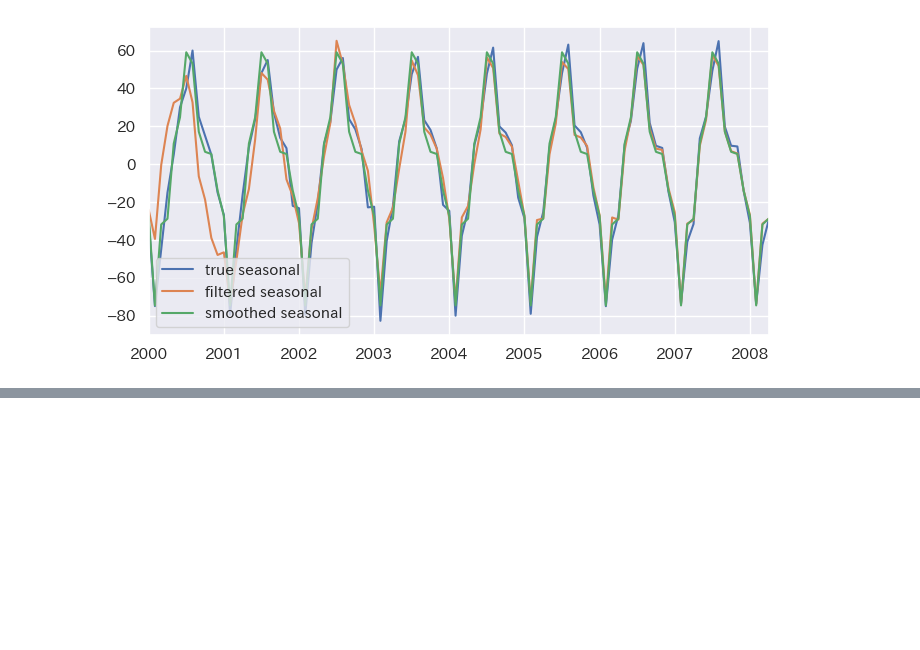
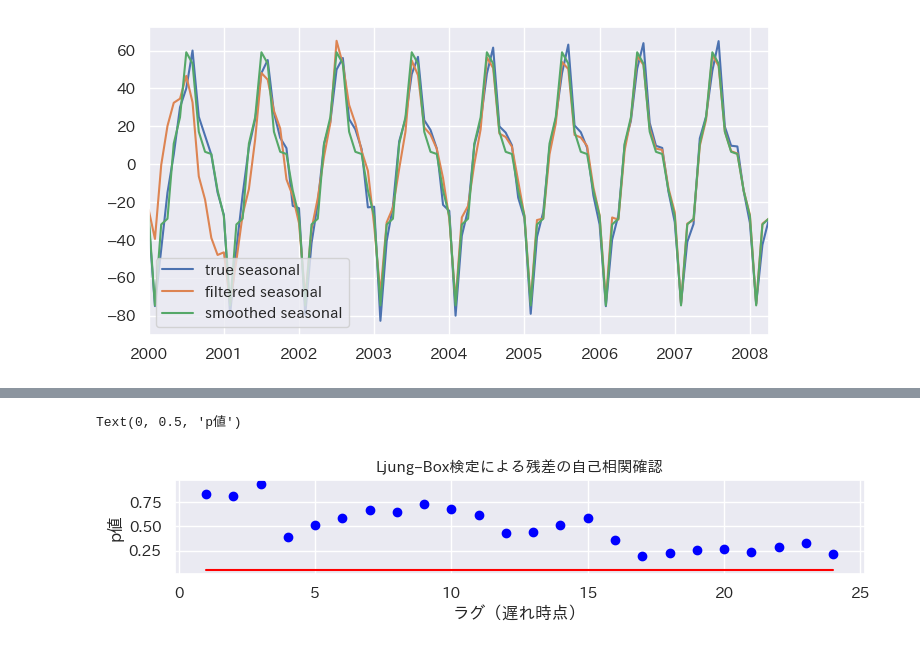
Before and after one commit to maton369/Python_Time_Series_Intro, a Jupyter notebook: 5-5-基本構造時系列モデル.ipynb, the cells around one changed output, grey strips where cells are left out. Saved outputs shown, nothing was run; the diff lists cells and outputs as text; code cells hidden in the pictures; blank space fills up the shorter version.

```diff
--- a/5-5-基本構造時系列モデル.ipynb
+++ b/5-5-基本構造時系列モデル.ipynb
@@ -1302,0 +1393,61 @@ plot_df.plot()
+# %%
+# ======================================================
+# 🔍 残差の自己相関の検定（Ljung–Box Test）
+# ======================================================
+
+# Ljung–Box検定は、残差に自己相関（系列相関）が残っていないかを確認する。
+# 帰無仮説 H₀：残差には自己相関がない（ホワイトノイズである）
+# 対立仮説 H₁：残差には自己相関がある
+
+# ------------------------------------------------------
+# 検定の実行
+# 1時点前から24時点前まで、逐次的に検定を行う
+res_test = res_bsts.test_serial_correlation(method="ljungbox", lags=24)
+
+# ------------------------------------------------------
+# 結果の可視化
+fig, ax = plt.subplots(figsize=(8, 2), tight_layout=True)
+
+# 各ラグにおけるp値を散布図で描画
+ax.scatter(np.arange(1, 25), res_test[0][1], color="blue")
+
+# 有意水準0.05の基準線を赤線で追加
+ax.plot(np.arange(1, 25), np.tile(0.05, 24), color="red")
+
+# 軸ラベル・タイトル設定
+ax.set_title("Ljung–Box検定による残差の自己相関確認", fontsize=11)
+ax.set_xlabel("ラグ（遅れ時点）")
+ax.set_ylabel("p値")
+
+# ------------------------------------------------------
+# ✅ コメント（GitHubレビュー用）
+# ------------------------------------------------------
+# ▪ Ljung–Box検定では、すべてのラグにおいて p値 > 0.05 であれば
+#    残差に有意な自己相関がない → モデルが系列構造を十分に捉えていると判断。
+#
+# ▪ 逆に、p値 < 0.05 のラグが複数ある場合、
+#    モデルが周期性やトレンドを完全に説明できていない可能性がある。
+
+# ------------------------------------------------------
+# 📘 数式（LaTeX形式）
+# ------------------------------------------------------
+# $$
+# \begin{aligned}
+# Q &= n(n + 2) \sum_{k=1}^{h} \frac{\hat{\rho}_k^2}{n - k} \\
+# Q &\sim \chi^2(h - p - q)
+# \end{aligned}
+# $$
+#
+# ここで：
+# - $n$：サンプルサイズ
+# - $\hat{\rho}_k$：ラグ $k$ における自己相関係数
+# - $h$：検定に使用する最大ラグ数
+# - $(p, q)$：モデルの次数（ARIMAなどで調整）
+#
+# 帰無仮説：$H_0: \hat{\rho}_1 = \hat{\rho}_2 = \cdots = \hat{\rho}_h = 0$
+#
+# → $p > 0.05$：残差はホワイトノイズ（モデル適合良好）
+# → $p < 0.05$：自己相関あり（モデル改善が必要）
+# %% [output]
+Text(0, 0.5, 'p値')
+[figure, added]
```
Also changed, not shown: parts of 2 cells of this notebook.
